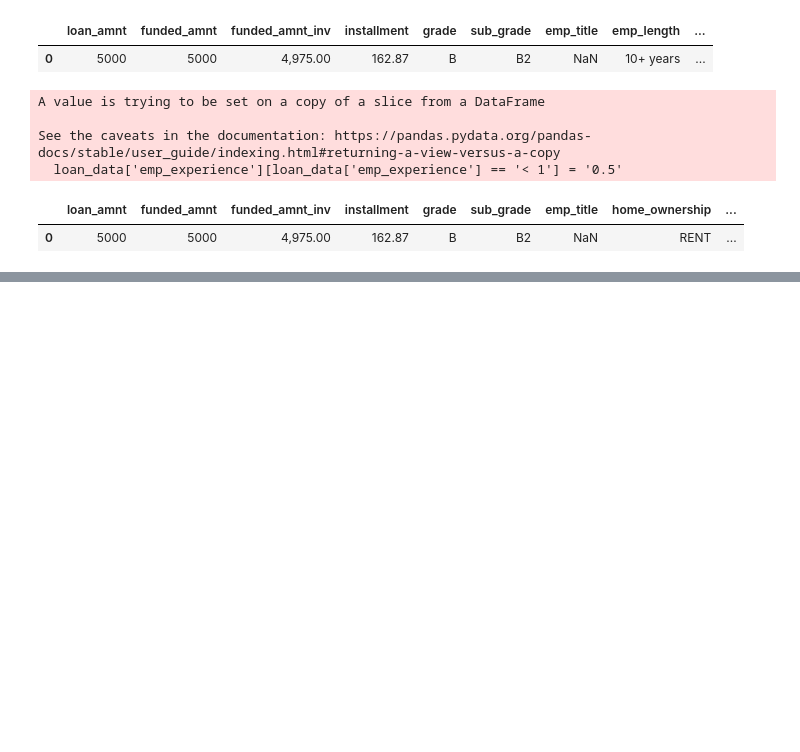
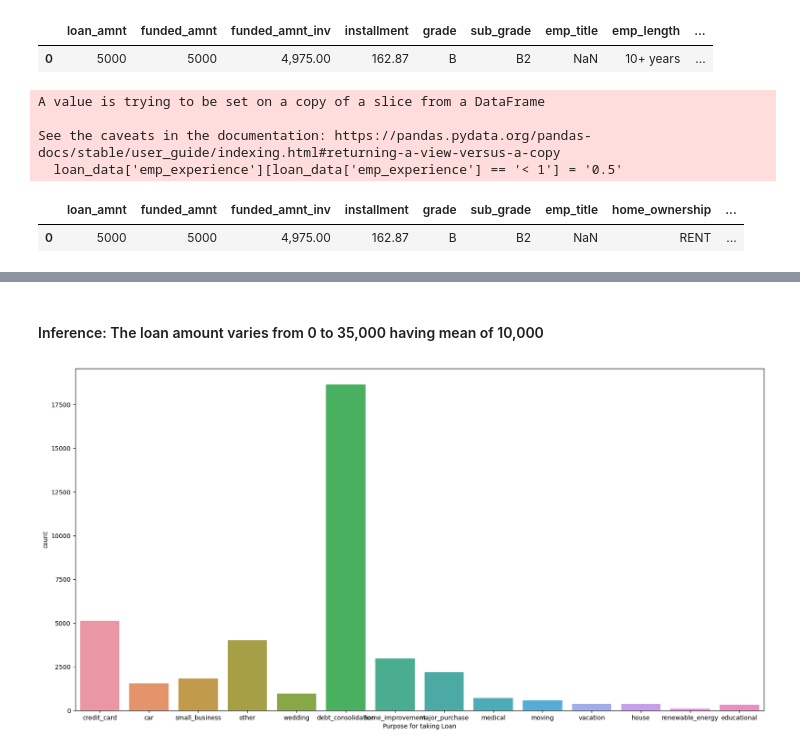
Before and after one commit to Sabarishx/Money-Lending-Analysis, a Jupyter notebook: EDA.ipynb, the cells around one changed output, grey strips where cells are left out. Drawn from its saved outputs; the diff is of its cells as text; code cells hidden in the pictures; blank space fills up the shorter version.

```diff
--- a/EDA.ipynb
+++ b/EDA.ipynb
@@ -582,0 +630,9 @@ loan_data.head(1)
+# %% [markdown]
+#### Inference: The loan amount varies from 0 to 35,000 having mean of 10,000
+# %%
+plt.figure(figsize=(20,10))
+sn.countplot(x=master_data['purpose'])
+plt.xlabel('Purpose for taking Loan')
+plt.show()
+# %% [output]
+[figure, added]
```
Also changed, not shown: parts of 25 cells of this notebook.
